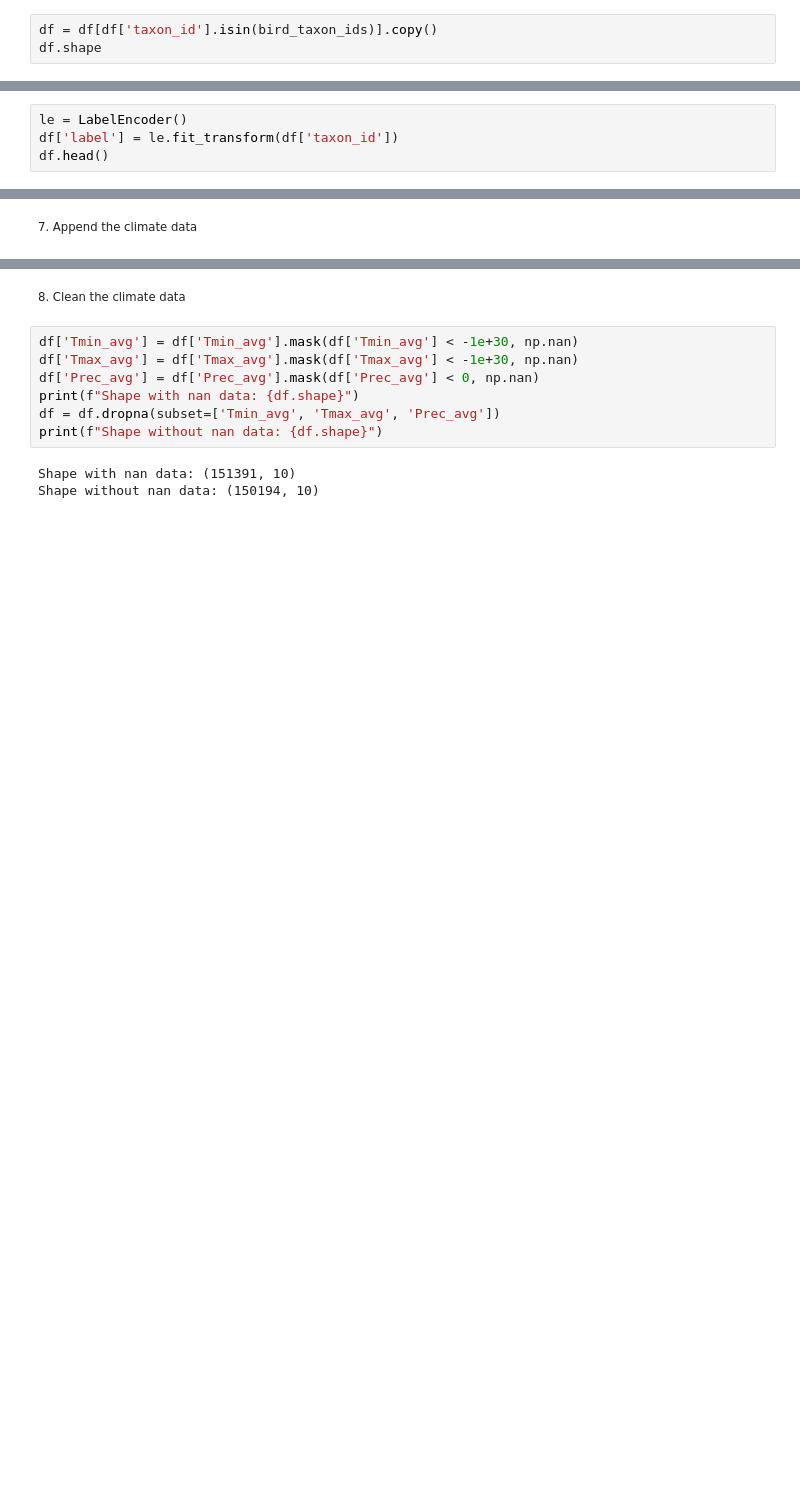
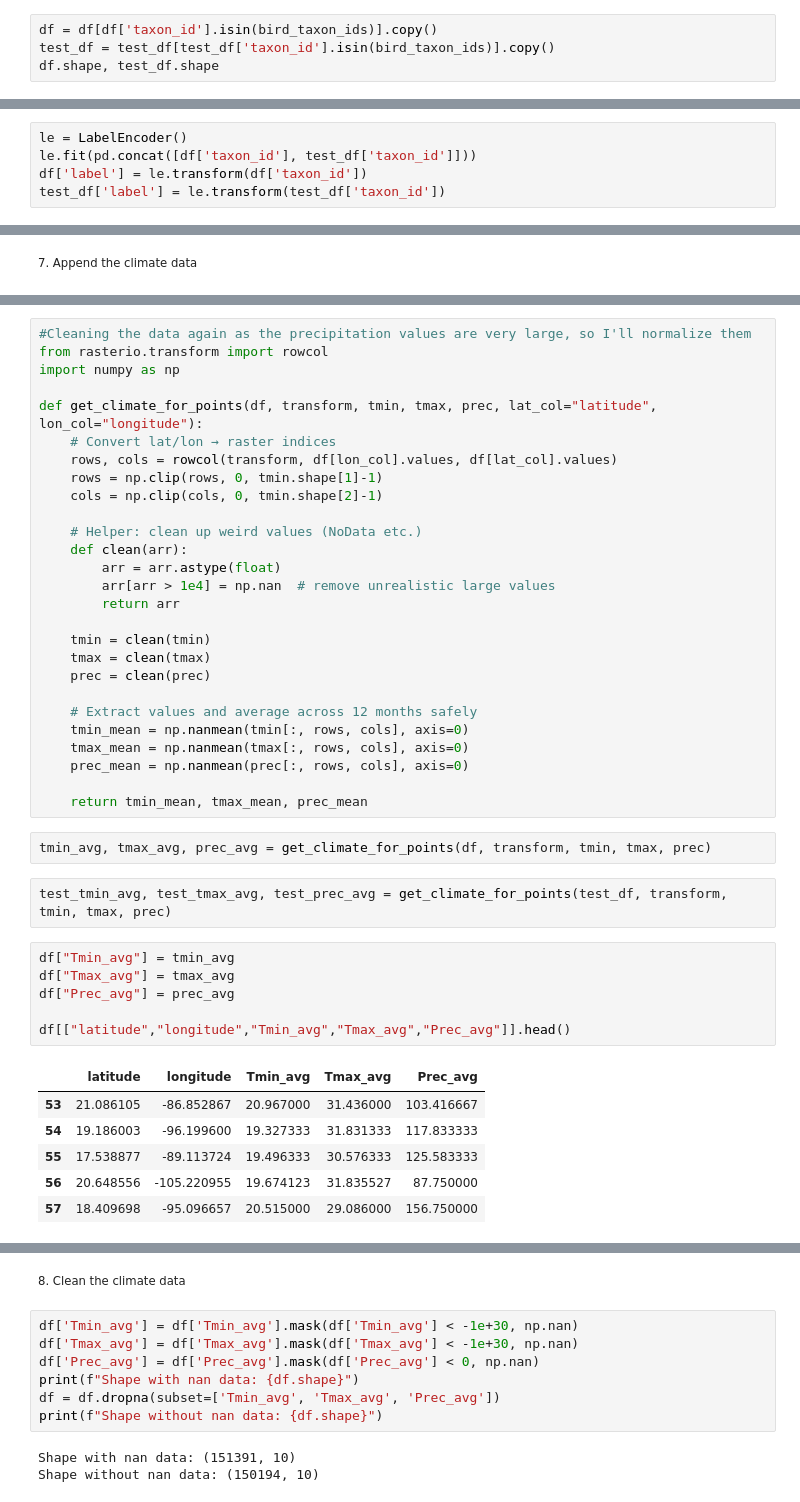
Before and after one commit to hayamikkawi/SpeciesPrediction, a Jupyter notebook: species.miniproc.ipynb, the cells around one changed output, grey strips where cells are left out. Cells and saved outputs as stored; diff of their text form; blank space fills up the shorter version.

```diff
--- a/species.miniproc.ipynb
+++ b/species.miniproc.ipynb
@@ -83,5 +121,6 @@ len(bird_taxon_ids)
 35102
 # %%
 df = df[df['taxon_id'].isin(bird_taxon_ids)].copy()
-df.shape
+test_df = test_df[test_df['taxon_id'].isin(bird_taxon_ids)].copy()
+df.shape, test_df.shape
 # %% [output]
@@ -90,5 +129,6 @@ df.shape
 <small>6. Convert to categorical labels:</small>
 # %%
 le = LabelEncoder()
-df['label'] = le.fit_transform(df['taxon_id'])
-df.head()
+le.fit(pd.concat([df['taxon_id'], test_df['taxon_id']]))
+df['label'] = le.transform(df['taxon_id'])
+test_df['label'] = le.transform(test_df['taxon_id'])
@@ -103,0 +169,44 @@ df.head()
+# %%
+#Cleaning the data again as the precipitation values are very large, so I'll normalize them
+from rasterio.transform import rowcol
+import numpy as np
+
+def get_climate_for_points(df, transform, tmin, tmax, prec, lat_col="latitude", lon_col="longitude"):
+    # Convert lat/lon → raster indices
+    rows, cols = rowcol(transform, df[lon_col].values, df[lat_col].values)
+    rows = np.clip(rows, 0, tmin.shape[1]-1)
+    cols = np.clip(cols, 0, tmin.shape[2]-1)
+
+    # Helper: clean up weird values (NoData etc.)
+    def clean(arr):
+        arr = arr.astype(float)
+        arr[arr > 1e4] = np.nan  # remove unrealistic large values
+        return arr
+
+    tmin = clean(tmin)
+    tmax = clean(tmax)
+    prec = clean(prec)
+
+    # Extract values and average across 12 months safely
+    tmin_mean = np.nanmean(tmin[:, rows, cols], axis=0)
+    tmax_mean = np.nanmean(tmax[:, rows, cols], axis=0)
+    prec_mean = np.nanmean(prec[:, rows, cols], axis=0)
+
+    return tmin_mean, tmax_mean, prec_mean
+# %%
+tmin_avg, tmax_avg, prec_avg = get_climate_for_points(df, transform, tmin, tmax, prec)
+# %%
+test_tmin_avg, test_tmax_avg, test_prec_avg = get_climate_for_points(test_df, transform, tmin, tmax, prec)
+# %%
+df["Tmin_avg"] = tmin_avg
+df["Tmax_avg"] = tmax_avg
+df["Prec_avg"] = prec_avg
+
+df[["latitude","longitude","Tmin_avg","Tmax_avg","Prec_avg"]].head()
+# %% [output]
+|  | latitude | longitude | Tmin_avg | Tmax_avg | Prec_avg |
+| 53 | 21.086105 | -86.852867 | 20.967000 | 31.436000 | 103.416667 |
+| 54 | 19.186003 | -96.199600 | 19.327333 | 31.831333 | 117.833333 |
+| 55 | 17.538877 | -89.113724 | 19.496333 | 30.576333 | 125.583333 |
+| 56 | 20.648556 | -105.220955 | 19.674123 | 31.835527 | 87.750000 |
+| 57 | 18.409698 | -95.096657 | 20.515000 | 29.086000 | 156.750000 |
```
Also changed, not shown: parts of 39 cells of this notebook, 38 other files.
